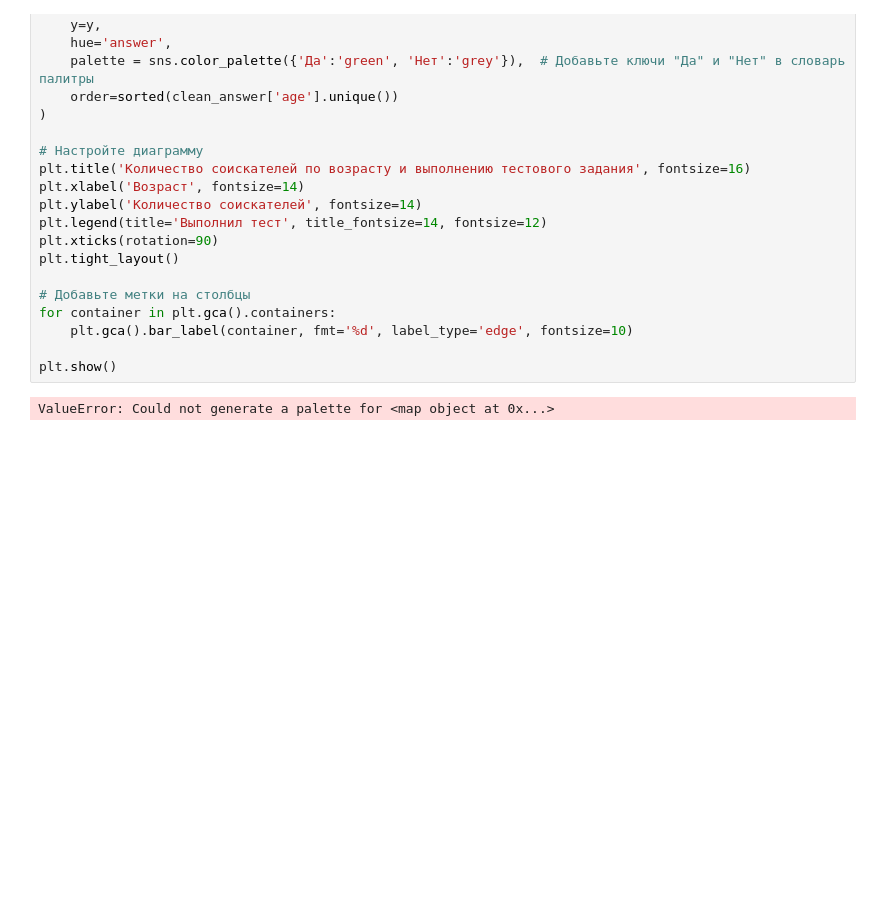
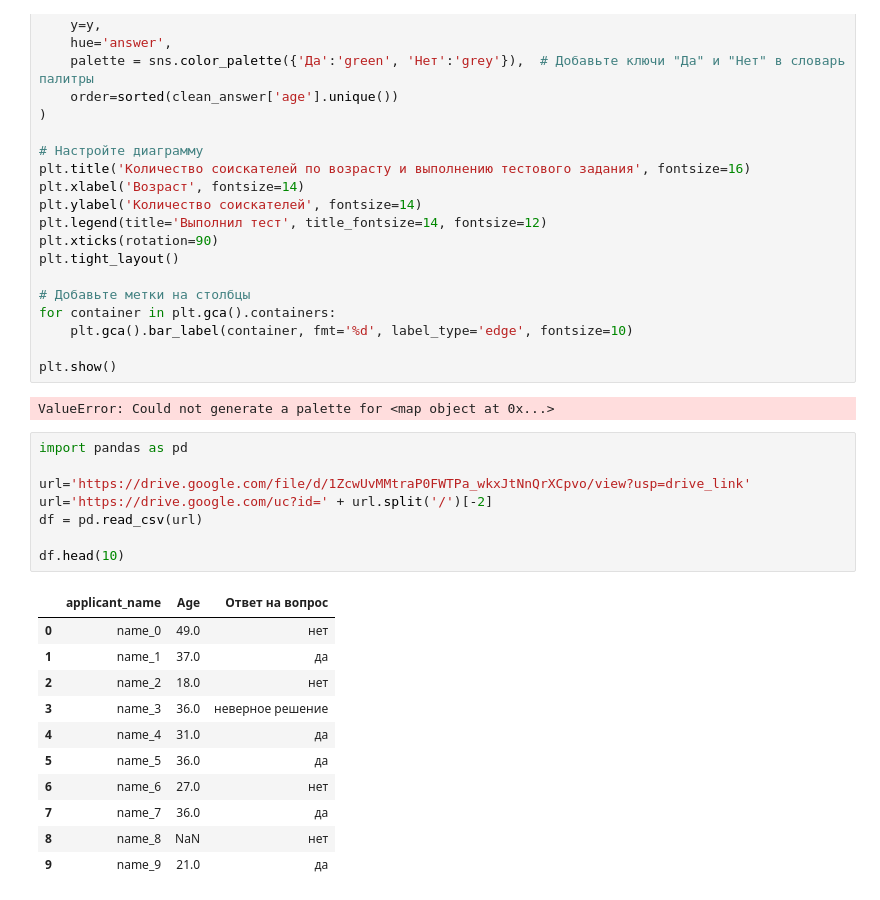
Before and after one commit to dzhamaldinov-maksim/my_data_analyst_road, a Jupyter notebook: portfolio/indieelevate/test_work.ipynb, the cells around one changed output. Drawn from its saved outputs; the diff is of its cells as text; blank space fills up the shorter version.

```diff
--- a/portfolio/indieelevate/test_work.ipynb
+++ b/portfolio/indieelevate/test_work.ipynb
@@ -230,3 +233,23 @@ for container in plt.gca().containers:
 plt.show()
 # %% [output]
 ValueError: Could not generate a palette for <map object at 0x...>
+# %%
+import pandas as pd
+
+url='https://drive.google.com/file/d/1ZcwUvMMtraP0FWTPa_wkxJtNnQrXCpvo/view?usp=drive_link'
+url='https://drive.google.com/uc?id=' + url.split('/')[-2]
+df = pd.read_csv(url)
+
+df.head(10)
+# %% [output]
+|  | applicant_name | Age | Ответ на вопрос |
+| 0 | name_0 | 49.0 | нет |
+| 1 | name_1 | 37.0 | да |
+| 2 | name_2 | 18.0 | нет |
+| 3 | name_3 | 36.0 | неверное решение |
+| 4 | name_4 | 31.0 | да |
+| 5 | name_5 | 36.0 | да |
+| 6 | name_6 | 27.0 | нет |
+| 7 | name_7 | 36.0 | да |
+| 8 | name_8 | NaN | нет |
+| 9 | name_9 | 21.0 | да |
```
Also changed, not shown: parts of 1 cell of this notebook, 3 other files.
